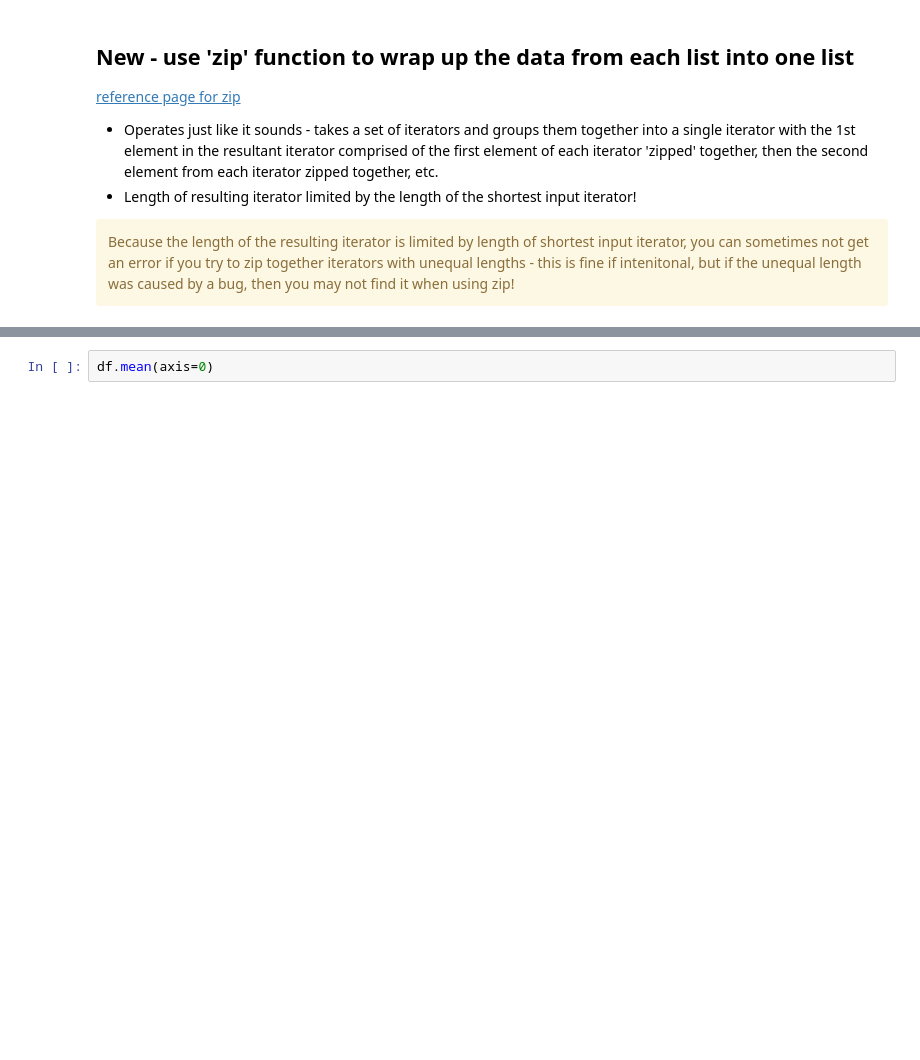
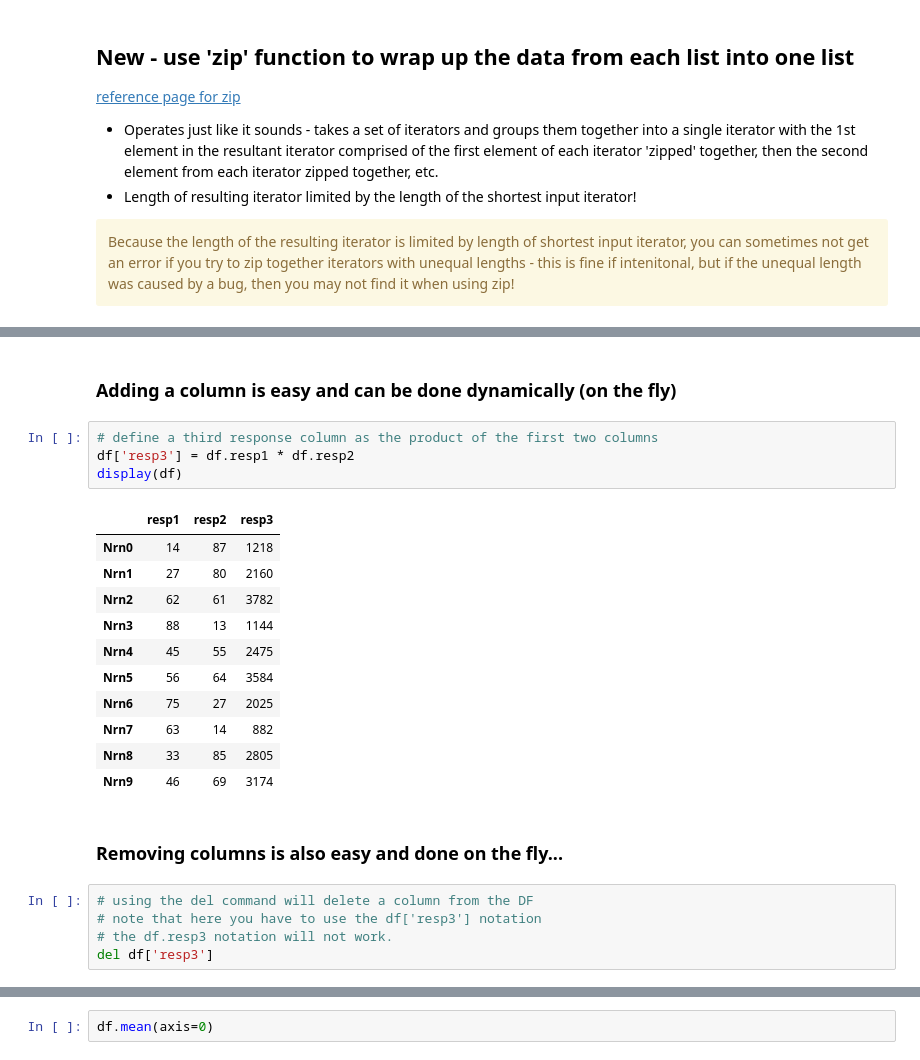
Before and after one commit to TimCSheehan/dev, a Jupyter notebook: Tutorial_051_Pandas_DataFrames.ipynb, the cells around one changed output, grey strips where cells are left out. Saved outputs shown, nothing was run; the diff lists cells and outputs as text; blank space fills up the shorter version.

```diff
--- a/Tutorial_051_Pandas_DataFrames.ipynb
+++ b/Tutorial_051_Pandas_DataFrames.ipynb
@@ -155,0 +231,25 @@ df
+# %% [markdown]
+### Adding a column is easy and can be done dynamically (on the fly)
+# %%
+# define a third response column as the product of the first two columns
+df['resp3'] = df.resp1 * df.resp2
+display(df)
+# %% [output]
+|  | resp1 | resp2 | resp3 |
+| Nrn0 | 14 | 87 | 1218 |
+| Nrn1 | 27 | 80 | 2160 |
+| Nrn2 | 62 | 61 | 3782 |
+| Nrn3 | 88 | 13 | 1144 |
+| Nrn4 | 45 | 55 | 2475 |
+| Nrn5 | 56 | 64 | 3584 |
+| Nrn6 | 75 | 27 | 2025 |
+| Nrn7 | 63 | 14 | 882 |
+| Nrn8 | 33 | 85 | 2805 |
+| Nrn9 | 46 | 69 | 3174 |
+# %% [markdown]
+### Removing columns is also easy and done on the fly...
+# %%
+# using the del command will delete a column from the DF
+# note that here you have to use the df['resp3'] notation
+# the df.resp3 notation will not work.
+del df['resp3']
```
Also changed, not shown: parts of 45 cells of this notebook, 1 other file.
